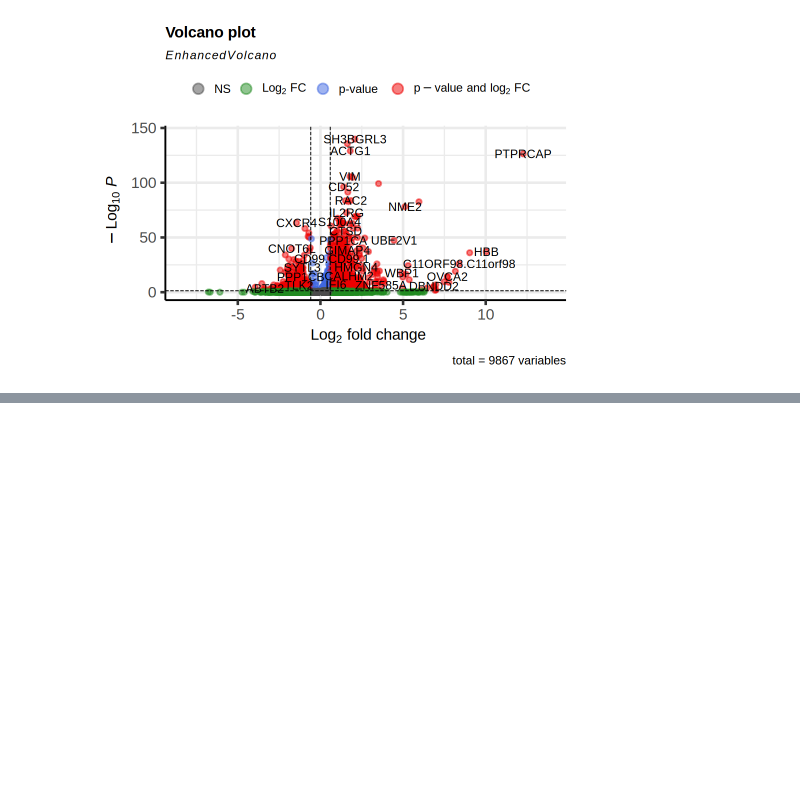
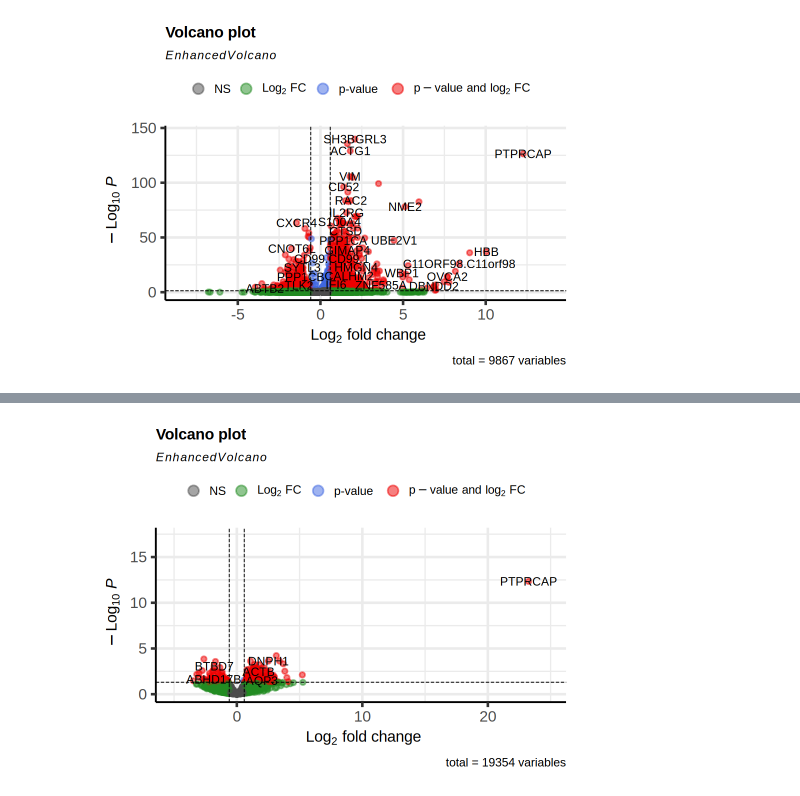
Before and after one commit to Stfort52/cblab-kogo-workshop, a Jupyter notebook: notebooks/basic_pipeline.ipynb, the cells around one changed output, grey strips where cells are left out. Saved outputs shown, nothing was run; the diff lists cells and outputs as text; code cells hidden in the pictures; blank space fills up the shorter version.

Commit message:
✨ Add pseudobulk DEG w/ DESeq2 to `basic_pipeline.ipynb`

```diff
--- a/notebooks/basic_pipeline.ipynb
+++ b/notebooks/basic_pipeline.ipynb
@@ -380,3 +379,18 @@ Warning message:
 ℹ The deprecated feature was likely used in the EnhancedVolcano package.
   Please report the issue to the authors.”
 [figure]
+# %%
+Tcells <- so[, c(Tcells.control, Tcells.pulmonary)]
+donor_cell_count <- table(Tcells$donor.id)
+donors_keep <- names(donor_cell_count[donor_cell_count >= 10])
+cells_keep <- Cells(Tcells)[as.character(Tcells$donor.id) %in% donors_keep]
+Tcells <- Tcells[, cells_keep]
+
+pb_counts <- AggregateExpression(
+  Tcells, group.by = "donor.id", assays = "RNA", return.seurat = FALSE
+)$RNA
+pb_meta <- unique(Tcells@meta.data[, c("donor.id", "disease")])
+rownames(pb_meta) <- pb_meta$donor.id
+pb_meta$disease <- factor(pb_meta$disease, levels = c("normal", "pulmonary fibrosis"))
+rownames(pb_meta) <- gsub("_", "-", rownames(pb_meta))
+pb_meta <- pb_meta[colnames(pb_counts), , drop = FALSE]
@@ -382,0 +400,14 @@ Warning message:
+# %%
+library(DESeq2)
+
+dds <- DESeqDataSetFromMatrix(
+  countData = as.matrix(pb_counts),
+  colData = pb_meta,
+  design = ~ disease
+)
+
+dds <- DESeq(dds)
+result <- results(
+  dds, contrast = c("disease", "pulmonary fibrosis", "normal"), alpha = 0.05
+)
+DEG.deseq2 <- as.data.frame(result)
@@ -383,3 +432,9 @@ Warning message:
+# %%
+EnhancedVolcano(
+  DEG.deseq2, lab = rownames(DEG.deseq2), x = "log2FoldChange", y = "padj", FCcutoff = log2(1.5), pCutoff = 0.05
+)
+# %% [output]
+[figure, added]
 # %%
 sessionInfo()
 # %% [output]
```
Also changed, not shown: parts of 20 cells of this notebook.
